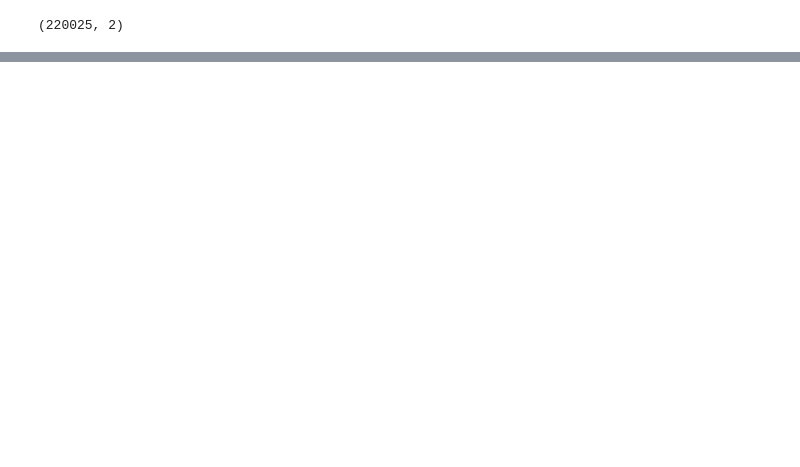
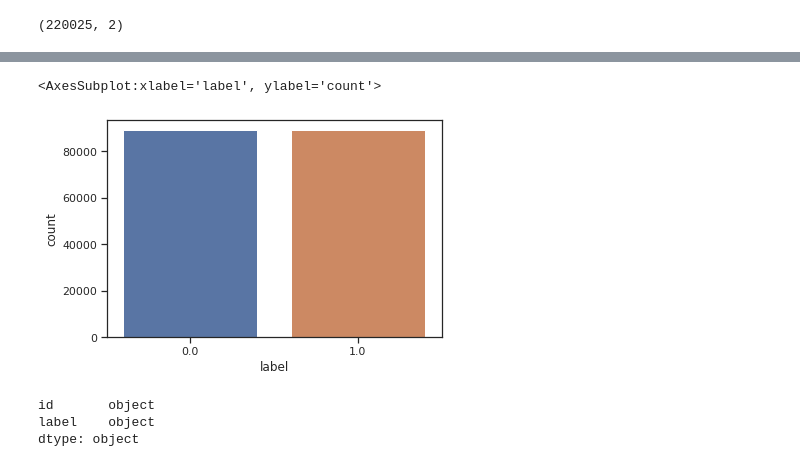
Before and after one commit to akilanarasu1994/kaggle-cnn-cancer-detection, a Jupyter notebook: cancer-detection-using-cnn.ipynb, the cells around one changed output, grey strips where cells are left out. Drawn from its saved outputs; the diff is of its cells as text; code cells hidden in the pictures; blank space fills up the shorter version.

```diff
--- a/cancer-detection-using-cnn.ipynb
+++ b/cancer-detection-using-cnn.ipynb
@@ -56,0 +121,9 @@ df_training_classes.shape
+# %%
+df_training_positive = df_training_classes[df_training_classes['label'] == 1] # +ve samples
+df_training_negative = df_training_classes[df_training_classes['label'] == 0] # -ve samples
+df_training_negative = df_training_negative.sample(n = df_training_positive.shape[0]) # shape[0] gives the number of rows
+
+# Combine the positive and new negative samples into one DF, shuffle them and reset index.
+df_training_balanced = pd.concat([df_training_positive, df_training_negative]).sample(frac = 1, random_state = 21488).reset_index(drop = True)
+df_training_balanced.id = df_training_balanced.id + '.tif'
+df_training_balanced.head(10)
@@ -56,0 +142,13 @@ df_training_classes.shape
+# %%
+sns.countplot(x="label", data=df_training_balanced)
+# %% [output]
+<AxesSubplot:xlabel='label', ylabel='count'>
+[figure, added]
+# %%
+# Convert label back to string
+df_training_balanced['label'] = df_training_balanced['label'].astype(str)
+df_training_balanced.dtypes
+# %% [output]
+id       object
+label    object
+dtype: object
```
Also changed, not shown: parts of 49 cells of this notebook.
